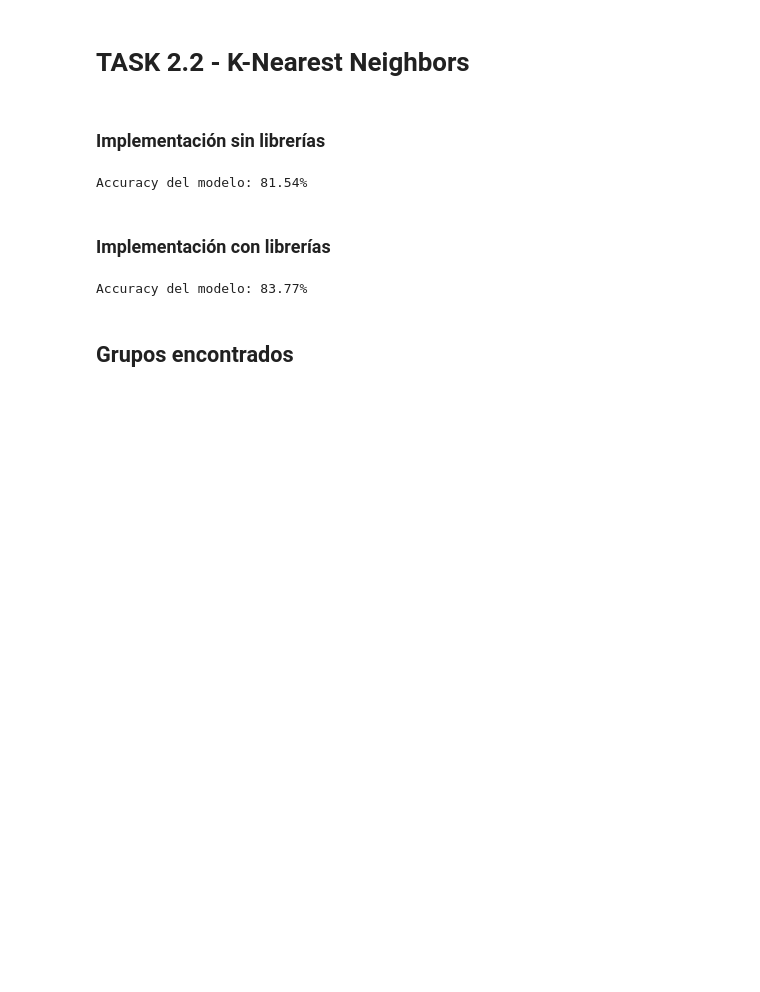
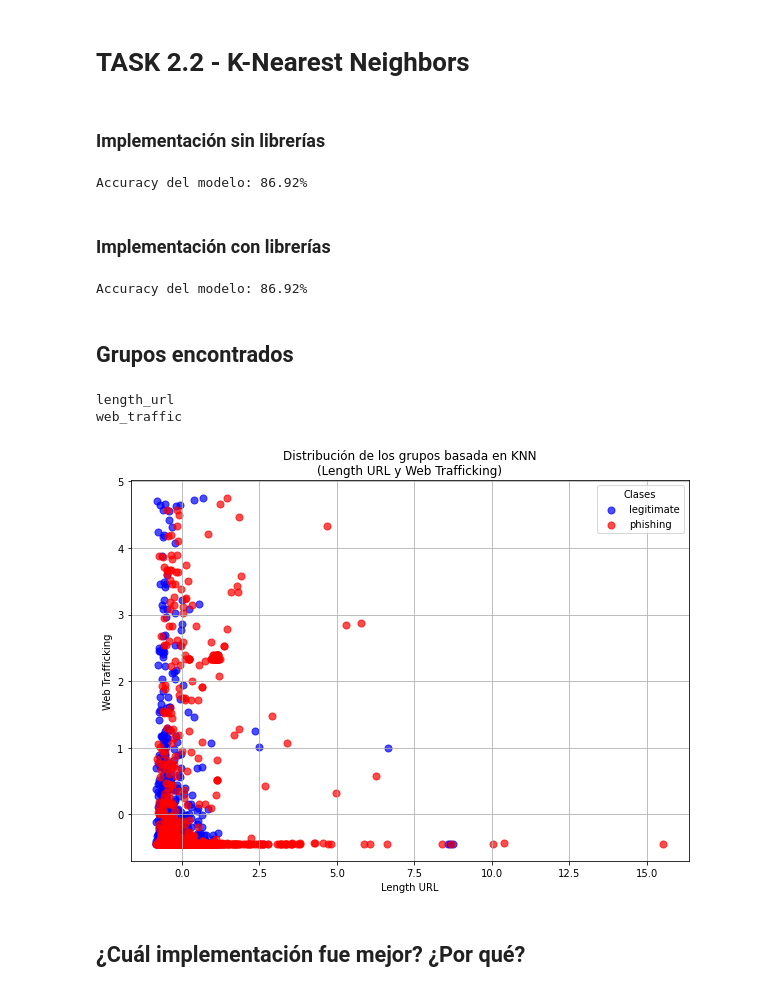
Before and after one commit to FabianKel/LAB1-IA, a Jupyter notebook: main.ipynb, the cells around one changed output. Saved outputs shown, nothing was run; the diff lists cells and outputs as text; code cells hidden in the pictures; blank space fills up the shorter version.

Commit message:
actualizar algoritmo knn con datos escalados y generación de gráfico

```diff
--- a/main.ipynb
+++ b/main.ipynb
@@ -343,11 +348,11 @@ def calcular_accuracy(y_real, y_pred):
 # %%
 # Calcula el accuracy del modelo con base al número de k establecido
 k = 3
-y_pred = knn(X_train, Y_train, X_test, k)
+y_pred = knn(X_train_df.values, Y_train, X_test_df.values, k)
 accuracy = calcular_accuracy(Y_test, y_pred)
 print(f"Accuracy del modelo: {accuracy * 100:.2f}%")
 # %% [output]
-Accuracy del modelo: 81.54%
+Accuracy del modelo: 86.92%
 # %% [markdown]
 ### Implementación con librerías
 # %%
@@ -358,14 +363,51 @@ k = 3
 knn_model = KNeighborsClassifier(n_neighbors=k)
 
 # Entrenar el modelo
-knn_model.fit(X_train, Y_train)
+knn_model.fit(X_train_df.values, Y_train)
 
 # Hacer predicciones en el conjunto de prueba
-y_pred = knn_model.predict(X_test)
+y_pred = knn_model.predict(X_test_df.values)
 
 accuracy = accuracy_score(Y_test, y_pred)
 print(f"Accuracy del modelo: {accuracy * 100:.2f}%")
 # %% [output]
-Accuracy del modelo: 83.77%
+Accuracy del modelo: 86.92%
 # %% [markdown]
 ## Grupos encontrados
+# %%
+import matplotlib.pyplot as plt
+
+# Mapear las clases a sus etiquetas
+clases = {0: 'legitimate', 1: 'phishing'}
+
+print(data.columns[1:-1][0])
+print(data.columns[1:-1][83])
+
+grafico_df = pd.DataFrame({
+    'x': X_test_df.iloc[:, 0],
+    'y': X_test_df.iloc[:, 83],
+    'real': Y_test,
+    'pred': y_pred
+})
+
+# Colores según clases codificadas
+colores = {'legitimate': 'blue', 'phishing': 'red'}
+
+# Crear el gráfico
+plt.figure(figsize=(10, 7))
+for clase, color in colores.items():
+    subset = grafico_df[grafico_df['pred'] == list(clases.keys())[list(clases.values()).index(clase)]]
+    plt.scatter(subset['x'], subset['y'], label=clase, alpha=0.7, color=color, s=50)
+
+plt.title('Distribución de los grupos basada en KNN\n(Length URL y Web Trafficking)')
+plt.xlabel('Length URL')
+plt.ylabel('Web Trafficking')
+plt.legend(title='Clases')
+plt.grid()
+plt.show()
+# %% [output]
+length_url
+web_traffic
+[figure, added]
+# %% [markdown]
+## ¿Cuál implementación fue mejor? ¿Por qué?
```
Also changed, not shown: parts of 5 cells of this notebook.
